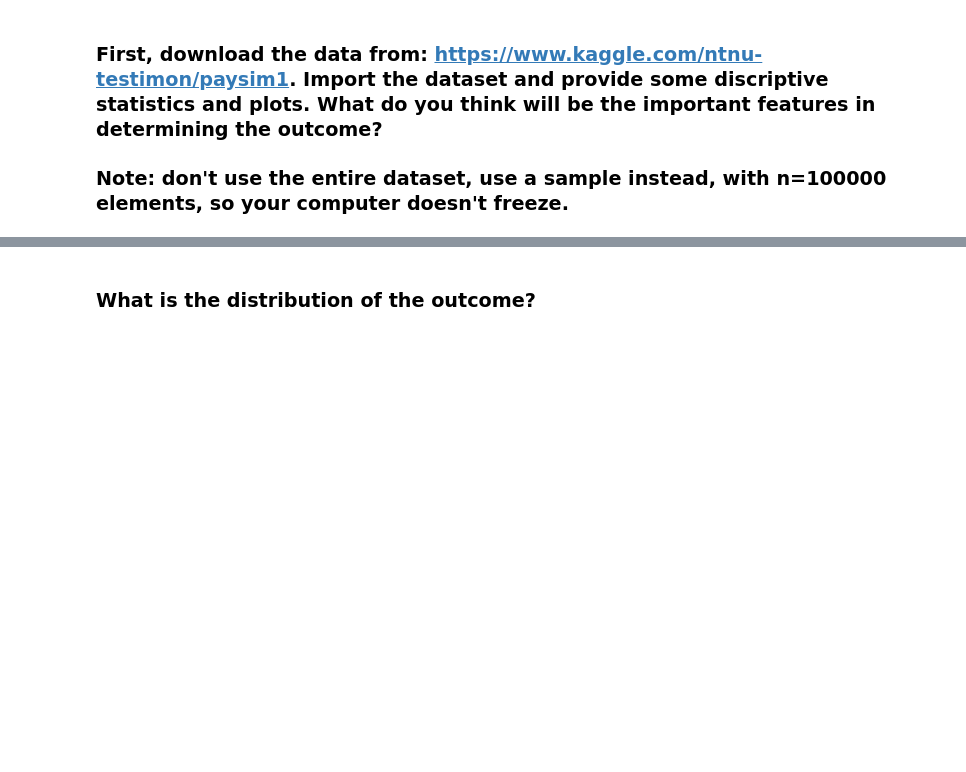
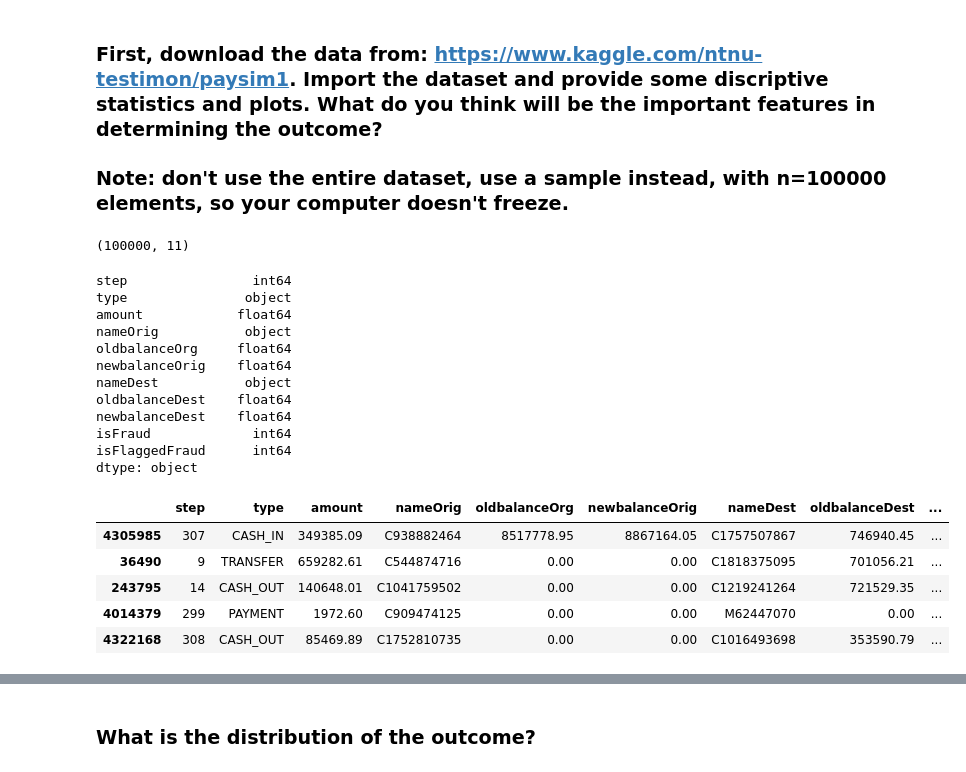
Before and after one commit to ta-data-lis/lab-imbalance, a Jupyter notebook: your-code/lab_imbalance.ipynb, the cells around one changed output, grey strips where cells are left out. Drawn from its saved outputs; the diff is of its cells as text; code cells hidden in the pictures; blank space fills up the shorter version.

```diff
--- a/your-code/lab_imbalance.ipynb
+++ b/your-code/lab_imbalance.ipynb
@@ -13,0 +22,25 @@ Like we disussed in class, when we have noisy data, if we are not careful, we ca
+# %%
+sample = pd.read_csv('PS_20174392719_1491204439457_log.csv').sample(100000)
+display(sample.shape)
+display(sample.dtypes)
+display(sample.head())
+# %% [output]
+(100000, 11)
+step                int64
+type               object
+amount            float64
+nameOrig           object
+oldbalanceOrg     float64
+newbalanceOrig    float64
+nameDest           object
+oldbalanceDest    float64
+newbalanceDest    float64
+isFraud             int64
+isFlaggedFraud      int64
+dtype: object
+|  | step | type | amount | nameOrig | oldbalanceOrg | newbalanceOrig | nameDest | oldbalanceDest | ... |
+| 4305985 | 307 | CASH_IN | 349385.09 | C938882464 | 8517778.95 | 8867164.05 | C1757507867 | 746940.45 | ... |
+| 36490 | 9 | TRANSFER | 659282.61 | C544874716 | 0.00 | 0.00 | C1818375095 | 701056.21 | ... |
+| 243795 | 14 | CASH_OUT | 140648.01 | C1041759502 | 0.00 | 0.00 | C1219241264 | 721529.35 | ... |
+| 4014379 | 299 | PAYMENT | 1972.60 | C909474125 | 0.00 | 0.00 | M62447070 | 0.00 | ... |
+| 4322168 | 308 | CASH_OUT | 85469.89 | C1752810735 | 0.00 | 0.00 | C1016493698 | 353590.79 | ... |
```
Also changed, not shown: parts of 29 cells of this notebook.
